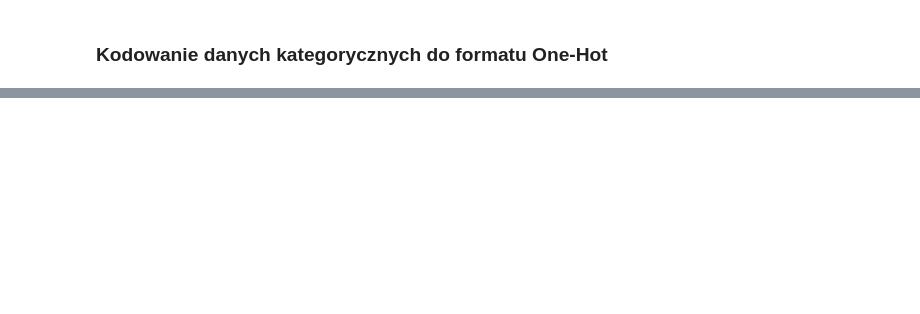
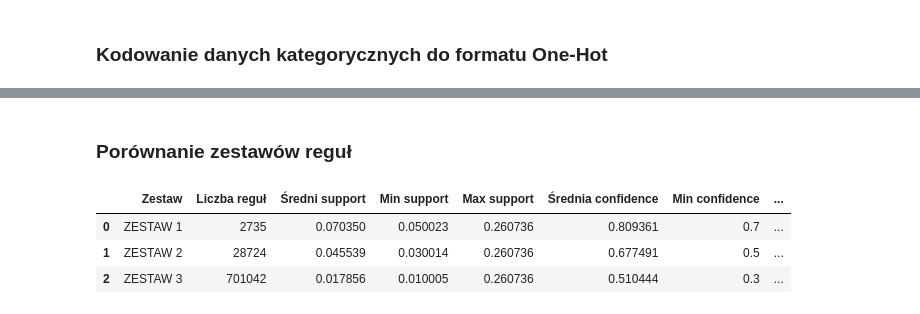
Before and after one commit to artur-kompala/Lab-Studia, a Jupyter notebook: Lab-ADWB/Zad_3_ Reguły_Asocjacyjne_ADWB_ArturKompała.ipynb, the cells around one changed output, grey strips where cells are left out. Drawn from its saved outputs; the diff is of its cells as text; code cells hidden in the pictures; blank space fills up the shorter version.

```diff
--- a/Lab-ADWB/Zad_3_ Reguły_Asocjacyjne_ADWB_ArturKompała.ipynb
+++ b/Lab-ADWB/Zad_3_ Reguły_Asocjacyjne_ADWB_ArturKompała.ipynb
@@ -54,0 +120,58 @@ for i, params in enumerate(thresholds, start=1):
+# %% [markdown]
+### Porównanie zestawów reguł
+# %%
+
+summary_rows = []
+for zestaw in df['Zestaw'].unique():
+    subset = df[df['Zestaw'] == zestaw]
+    num_rules = len(subset)
+    avg_support = subset['support'].mean()
+    min_support = subset['support'].min()
+    max_support = subset['support'].max()
+    avg_confidence = subset['confidence'].mean()
+    min_confidence = subset['confidence'].min()
+    max_confidence = subset['confidence'].max()
+    avg_lift = subset['lift'].mean()
+    min_lift = subset['lift'].min()
+    max_lift = subset['lift'].max()
+
+    # Liczba reguł związanych z 'Potability'
+    related_potability = subset[
+        subset['antecedents'].astype(str).str.contains('Potability') |
+        subset['consequents'].astype(str).str.contains('Potability')
+    ]
+    num_potability = len(related_potability)
+
+    # Reguły złożone
+    complex_rules = subset[
+        subset['antecedents'].astype(str).str.contains(',') |
+        subset['consequents'].astype(str).str.contains(',')
+    ]
+    num_complex = len(complex_rules)
+
+    summary_rows.append({
+        'Zestaw': zestaw,
+        'Liczba reguł': num_rules,
+        'Średni support': avg_support,
+        'Min support': min_support,
+        'Max support': max_support,
+        'Średnia confidence': avg_confidence,
+        'Min confidence': min_confidence,
+        'Max confidence': max_confidence,
+        'Średni lift': avg_lift,
+        'Min lift': min_lift,
+        'Max lift': max_lift,
+        'Reguły z Potability': num_potability,
+        'Reguły złożone': num_complex
+    })
+
+# Tworzymy dataframe ze statystykami
+summary_df = pd.DataFrame(summary_rows)
+
+# Wyświetlamy wynikową tabelę
+summary_df
+# %% [output]
+|  | Zestaw | Liczba reguł | Średni support | Min support | Max support | Średnia confidence | Min confidence | ... |
+| 0 | ZESTAW 1 | 2735 | 0.070350 | 0.050023 | 0.260736 | 0.809361 | 0.7 | ... |
+| 1 | ZESTAW 2 | 28724 | 0.045539 | 0.030014 | 0.260736 | 0.677491 | 0.5 | ... |
+| 2 | ZESTAW 3 | 701042 | 0.017856 | 0.010005 | 0.260736 | 0.510444 | 0.3 | ... |
```
Also changed, not shown: parts of 4 cells of this notebook, 8 other files.
